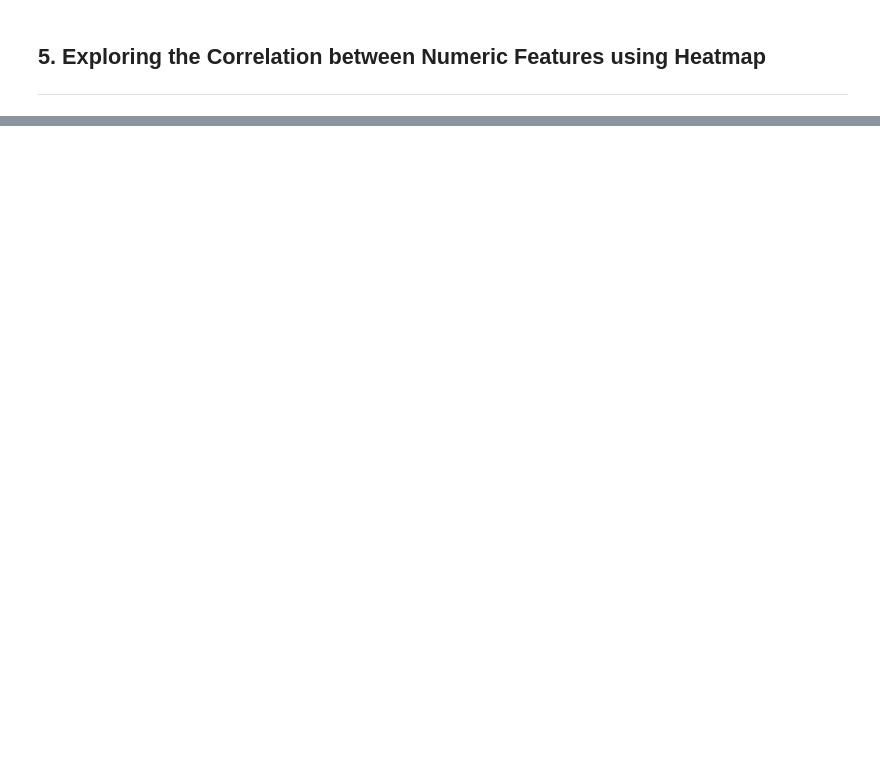
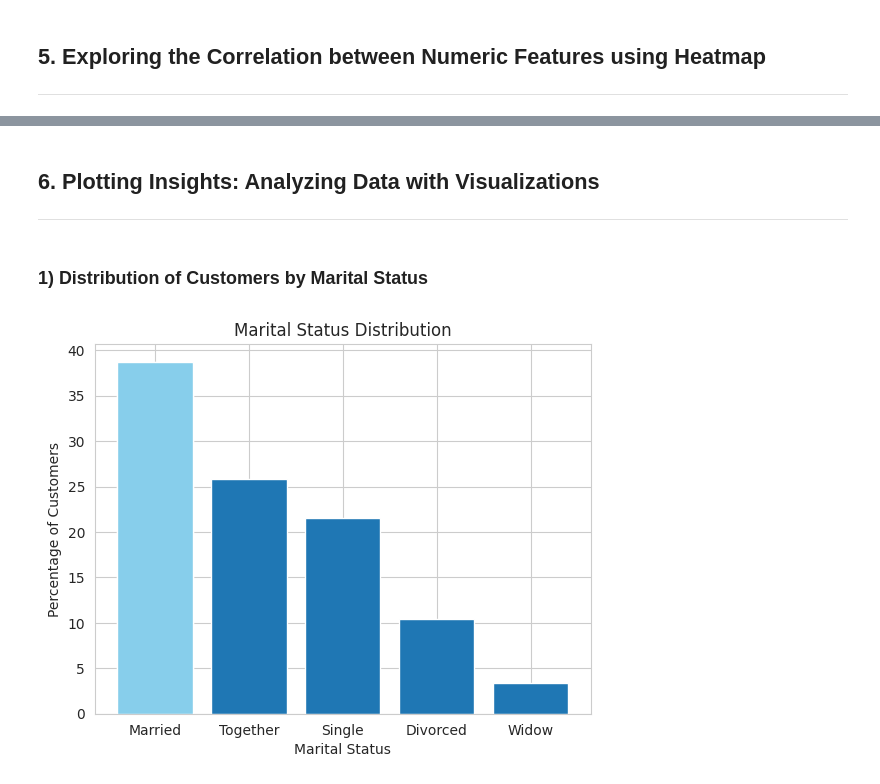
Before and after one commit to kostasalex/Customer-Personality-Analysis, a Jupyter notebook: Data_Mining_hw1.ipynb, the cells around one changed output, grey strips where cells are left out. Cells and saved outputs as stored; diff of their text form; code cells hidden in the pictures; blank space fills up the shorter version.

```diff
--- a/Data_Mining_hw1.ipynb
+++ b/Data_Mining_hw1.ipynb
@@ -310,0 +326,29 @@ sns.heatmap(corr_matrix, cmap="YlGnBu")
+# %% [markdown]
+## 6. Plotting Insights: Analyzing Data with Visualizations
+
+
+---
+# %% [markdown]
+### 1) Distribution of Customers by Marital Status
+# %%
+# Percentage of customers in each marital status category
+marital_status = df['Marital_Status'].value_counts(normalize=True) * 100
+
+# Sort in descending order
+marital_status = marital_status.sort_values(ascending=False)
+
+# Create a bar chart
+plt.bar(marital_status.index, marital_status.values)
+
+# Add axis labels and a title
+plt.xlabel('Marital Status')
+plt.ylabel('Percentage of Customers')
+plt.title('Marital Status Distribution')
+
+# Highlight the category with the highest percentage
+plt.bar(marital_status.index[0], marital_status.values[0], color='skyblue')
+
+# Show the plot
+plt.show()
+# %% [output]
+[figure, added]
```
Also changed, not shown: parts of 27 cells of this notebook.
